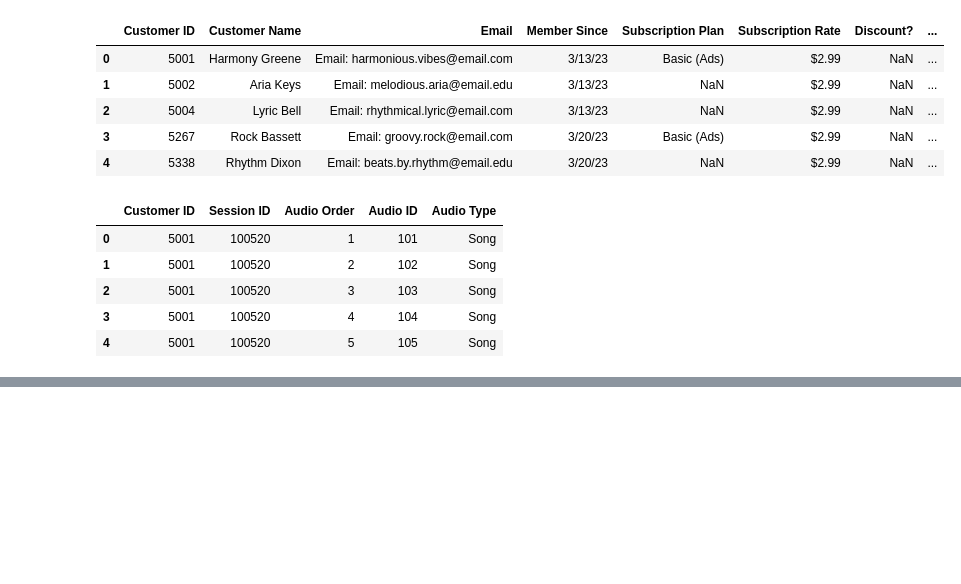
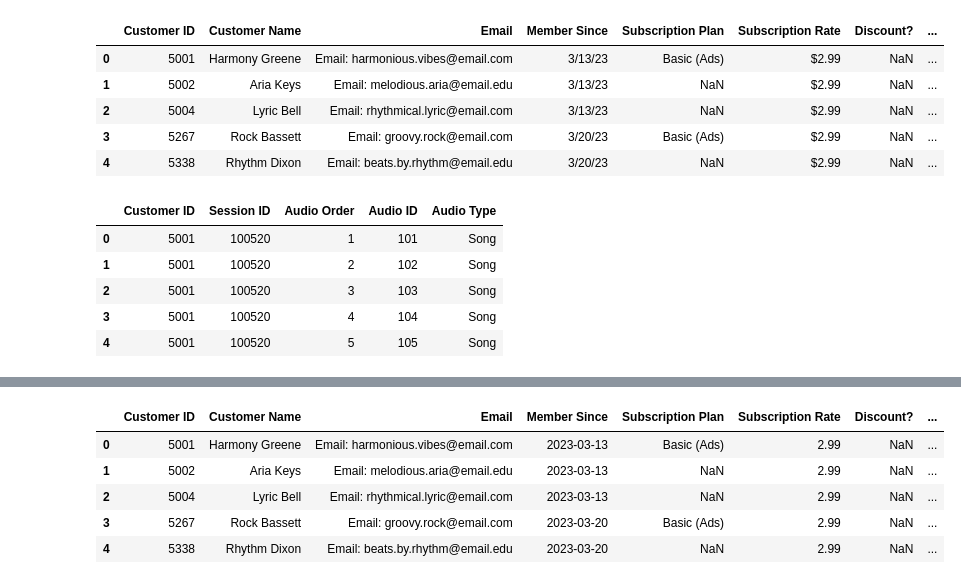
Before and after one commit to Marcin-Charzynski/retention-radar, a Jupyter notebook: notebooks/customer_churn_data_prep.ipynb, the cells around one changed output, grey strips where cells are left out. Saved outputs shown, nothing was run; the diff lists cells and outputs as text; code cells hidden in the pictures; blank space fills up the shorter version.

```diff
--- a/notebooks/customer_churn_data_prep.ipynb
+++ b/notebooks/customer_churn_data_prep.ipynb
@@ -23,0 +155,9 @@ listening_history.head()
+# %%
+customers.head()
+# %% [output]
+|  | Customer ID | Customer Name | Email | Member Since | Subscription Plan | Subscription Rate | Discount? | ... |
+| 0 | 5001 | Harmony Greene | Email: harmonious.vibes@email.com | 2023-03-13 | Basic (Ads) | 2.99 | NaN | ... |
+| 1 | 5002 | Aria Keys | Email: melodious.aria@email.edu | 2023-03-13 | NaN | 2.99 | NaN | ... |
+| 2 | 5004 | Lyric Bell | Email: rhythmical.lyric@email.com | 2023-03-13 | NaN | 2.99 | NaN | ... |
+| 3 | 5267 | Rock Bassett | Email: groovy.rock@email.com | 2023-03-20 | Basic (Ads) | 2.99 | NaN | ... |
+| 4 | 5338 | Rhythm Dixon | Email: beats.by.rhythm@email.edu | 2023-03-20 | NaN | 2.99 | NaN | ... |
```
Also changed, not shown: parts of 41 cells of this notebook, 2 other files.
